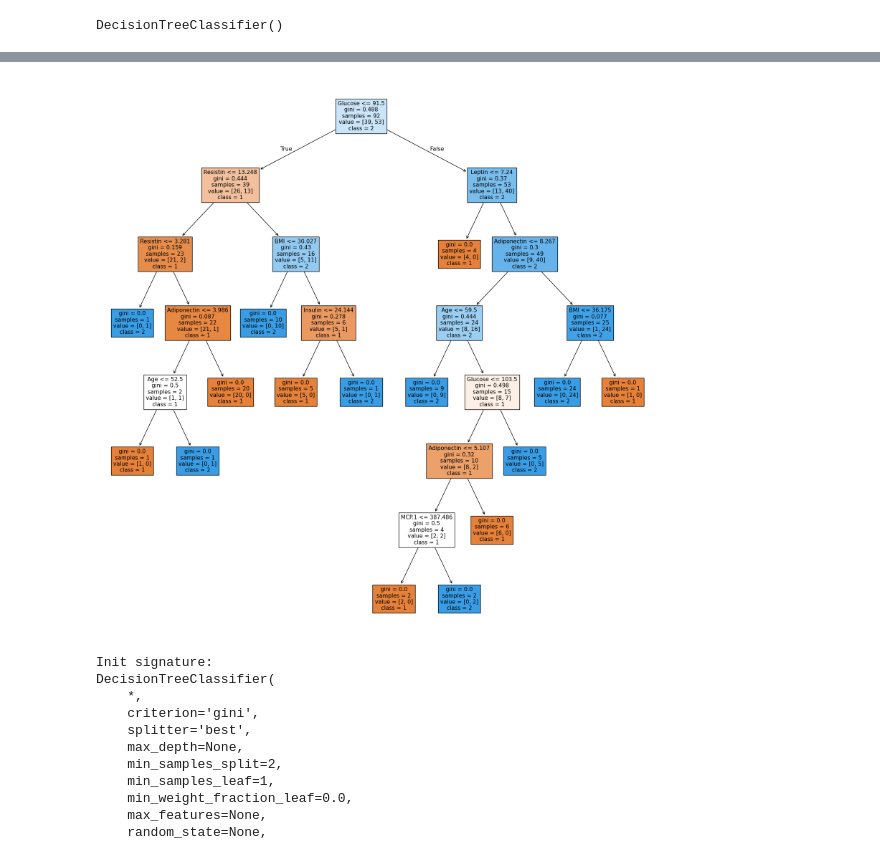
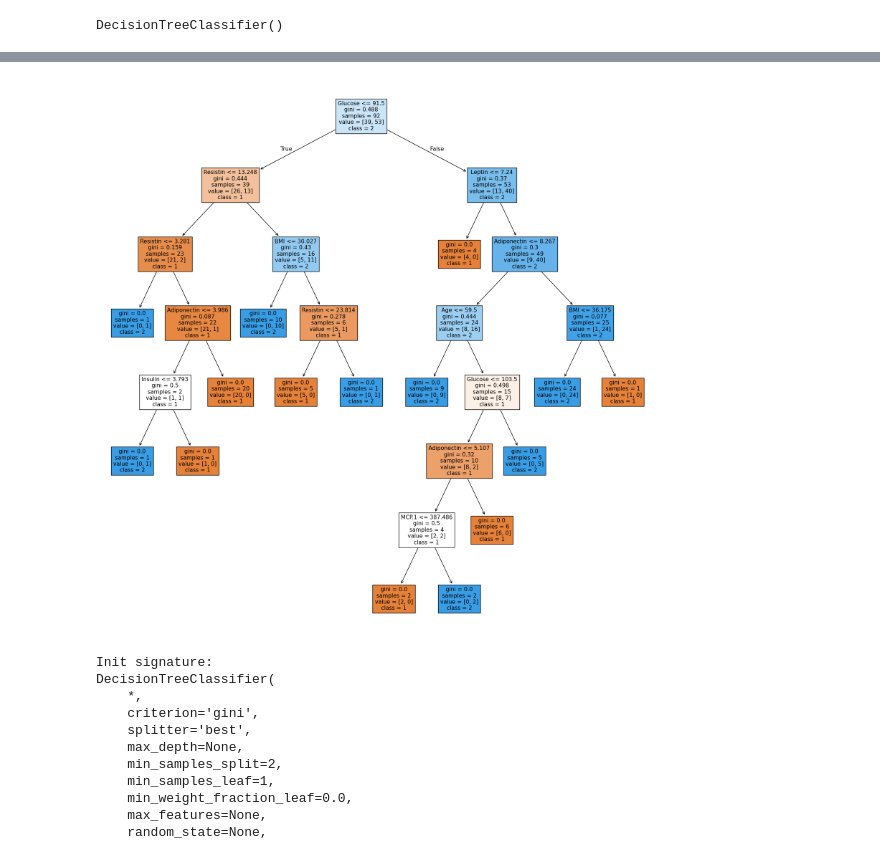
Before and after one commit to misalsathsara/Machine-Learning-Basic, a Jupyter notebook: Decision_Tree.ipynb, the cells around one changed output, grey strips where cells are left out. Drawn from its saved outputs; the diff is of its cells as text; code cells hidden in the pictures.

```diff
--- a/Decision_Tree.ipynb
+++ b/Decision_Tree.ipynb
@@ -106,9 +106,9 @@ plt.show()
 # %%
 plt.figure(figsize=(20, 20))
-plot_tree(clt, filled=True, feature_names=(data.columns), class_names=['1', '2'])
+plot_tree(cltp, filled=True, feature_names=(data.columns), class_names=['1', '2'])
 plt.show()
 # %% [output]
-[figure, old version]
+[figure, new version]
 # %%
 ?DecisionTreeClassifier
 # %% [output]
```
Also changed, not shown: parts of 8 cells of this notebook.
